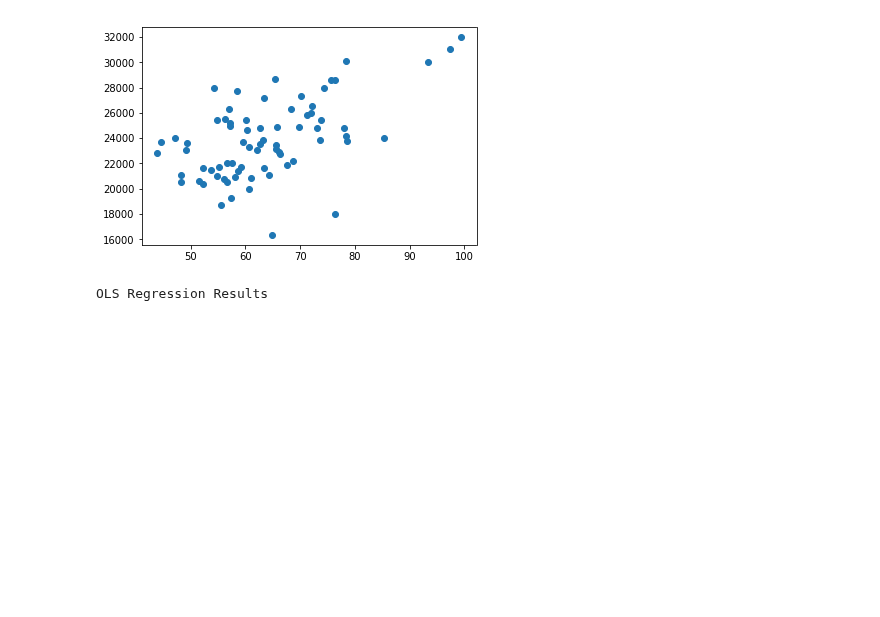
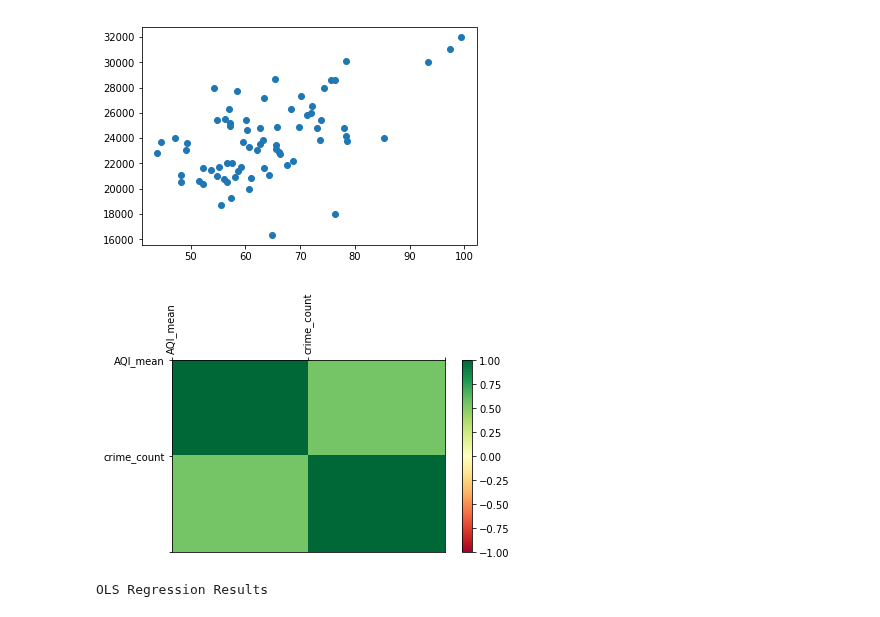
Before and after one commit to AprilW048/Final_Project, a Jupyter notebook: Air Pollution.ipynb, the cells around one changed output. Drawn from its saved outputs; the diff is of its cells as text; code cells hidden in the pictures; blank space fills up the shorter version.

```diff
--- a/Air Pollution.ipynb
+++ b/Air Pollution.ipynb
@@ -54,6 +54,9 @@ def crime_count(df, date_colname,per):
         df_per = df[[date_colname,'year', 'month']].groupby(['year', 'month']).count().rename(columns={date_colname:'count'})
     elif per == 'day':
         df_per = df[[date_colname,'year', 'month','day']].groupby(['year', 'month','day']).count().rename(columns={date_colname:'count'})
+    elif per == 'type':
+        df_per = df[[date_colname,'year', 'month','type']].groupby(['year', 'month','type']).count().rename(columns={date_colname:'count'})
+
     #df['indextype'] = str(string)
     return df_per
 # %%
@@ -189,6 +221,32 @@ plt.scatter(Chicago_crime_airpollution.AQI_mean, Chicago_crime_airpollution.crim
 # %% [output]
 <matplotlib.collections.PathCollection at 0x...>
 [figure]
+# %%
+df_corr = Chicago_crime_airpollution.corr()
+data = df_corr.values
+
+fig = plt.figure()
+ax = fig.add_subplot(111)
+
+heatmap = ax.pcolor(data,cmap = plt.cm.RdYlGn)
+fig.colorbar(heatmap)
+ax.set_xticks(np.arange(data.shape[0] + 0.5),minor = False)
+ax.set_yticks(np.arange(data.shape[1]  + 0.5),minor = False)
+ax.invert_yaxis()
+ax.xaxis.tick_top()
+
+column_labels = df_corr.columns
+row_labels = df_corr.index
+
+ax.set_xticklabels(column_labels)
+ax.set_yticklabels(row_labels)
+
+plt.xticks(rotation = 90)
+heatmap.set_clim(-1,1)
+plt.tight_layout()
+plt.show()
+# %% [output]
+[figure, added]
 # %%
 Chicago_crime_model = ols("crime_count ~ AQI_mean", data=Chicago_crime_airpollution).fit()
 Chicago_crime_model.summary()
```
Also changed, not shown: parts of 56 cells of this notebook.
